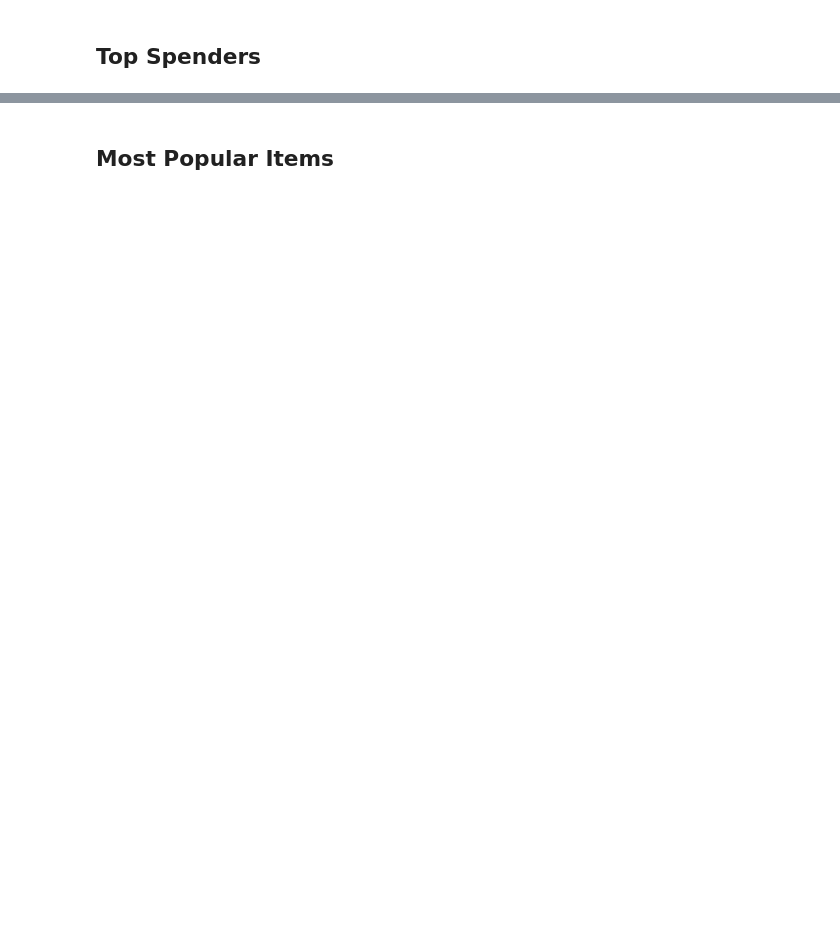
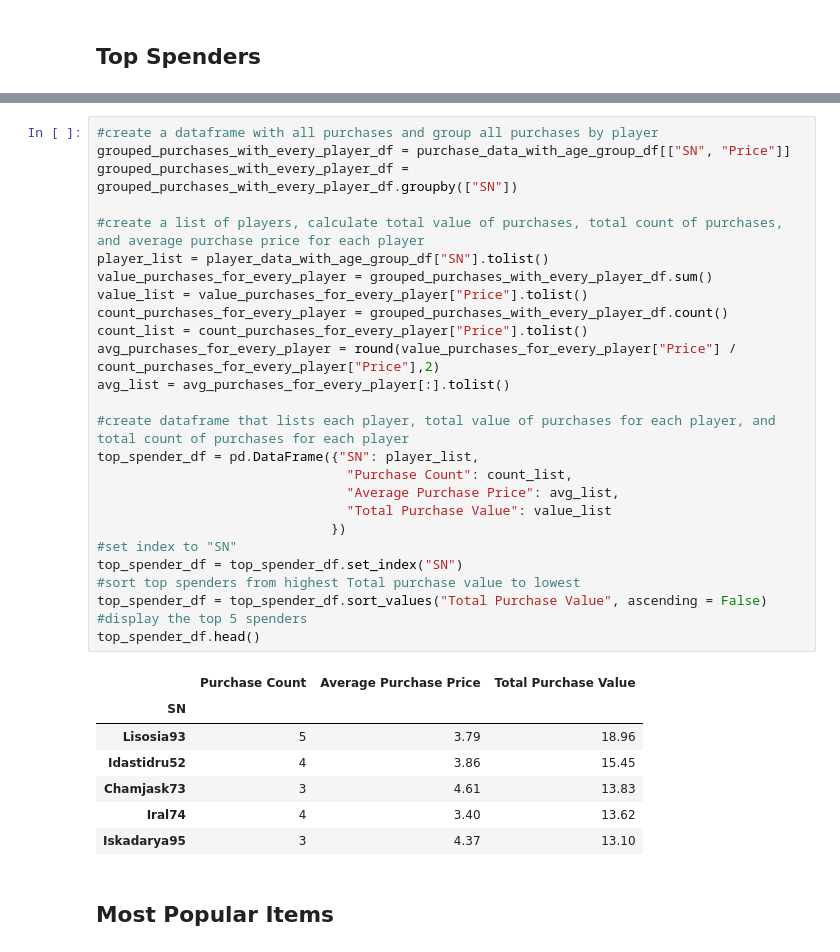
Before and after one commit to jeremyhamley/04-Pandas-Challenge, a Jupyter notebook: HeroesOfPymoli/HeroesOfPymoli_jeremyhamley.ipynb, the cells around one changed output, grey strips where cells are left out. Saved outputs shown, nothing was run; the diff lists cells and outputs as text; blank space fills up the shorter version.

```diff
--- a/HeroesOfPymoli/HeroesOfPymoli_jeremyhamley.ipynb
+++ b/HeroesOfPymoli/HeroesOfPymoli_jeremyhamley.ipynb
@@ -286,4 +282,38 @@ purch_analysis_age_df
 * Display a preview of the summary data frame
+# %%
+#create a dataframe with all purchases and group all purchases by player
+grouped_purchases_with_every_player_df = purchase_data_with_age_group_df[["SN", "Price"]]
+grouped_purchases_with_every_player_df = grouped_purchases_with_every_player_df.groupby(["SN"])
+
+#create a list of players, calculate total value of purchases, total count of purchases, and average purchase price for each player
+player_list = player_data_with_age_group_df["SN"].tolist()
+value_purchases_for_every_player = grouped_purchases_with_every_player_df.sum()
+value_list = value_purchases_for_every_player["Price"].tolist()
+count_purchases_for_every_player = grouped_purchases_with_every_player_df.count()
+count_list = count_purchases_for_every_player["Price"].tolist()
+avg_purchases_for_every_player = round(value_purchases_for_every_player["Price"] / count_purchases_for_every_player["Price"],2)
+avg_list = avg_purchases_for_every_player[:].tolist()
+
+#create dataframe that lists each player, total value of purchases for each player, and total count of purchases for each player
+top_spender_df = pd.DataFrame({"SN": player_list,
+                                "Purchase Count": count_list,
+                                "Average Purchase Price": avg_list,
+                                "Total Purchase Value": value_list
+                              })
+#set index to "SN"
+top_spender_df = top_spender_df.set_index("SN")
+#sort top spenders from highest Total purchase value to lowest
+top_spender_df = top_spender_df.sort_values("Total Purchase Value", ascending = False)
+#display the top 5 spenders
+top_spender_df.head()
+# %% [output]
+|  | Purchase Count | Average Purchase Price | Total Purchase Value |
+| SN |  |  |  |
+| Lisosia93 | 5 | 3.79 | 18.96 |
+| Idastidru52 | 4 | 3.86 | 15.45 |
+| Chamjask73 | 3 | 4.61 | 13.83 |
+| Iral74 | 4 | 3.40 | 13.62 |
+| Iskadarya95 | 3 | 4.37 | 13.10 |
 # %% [markdown]
 ## Most Popular Items
 # %% [markdown]
```
Also changed, not shown: parts of 2 cells of this notebook.
